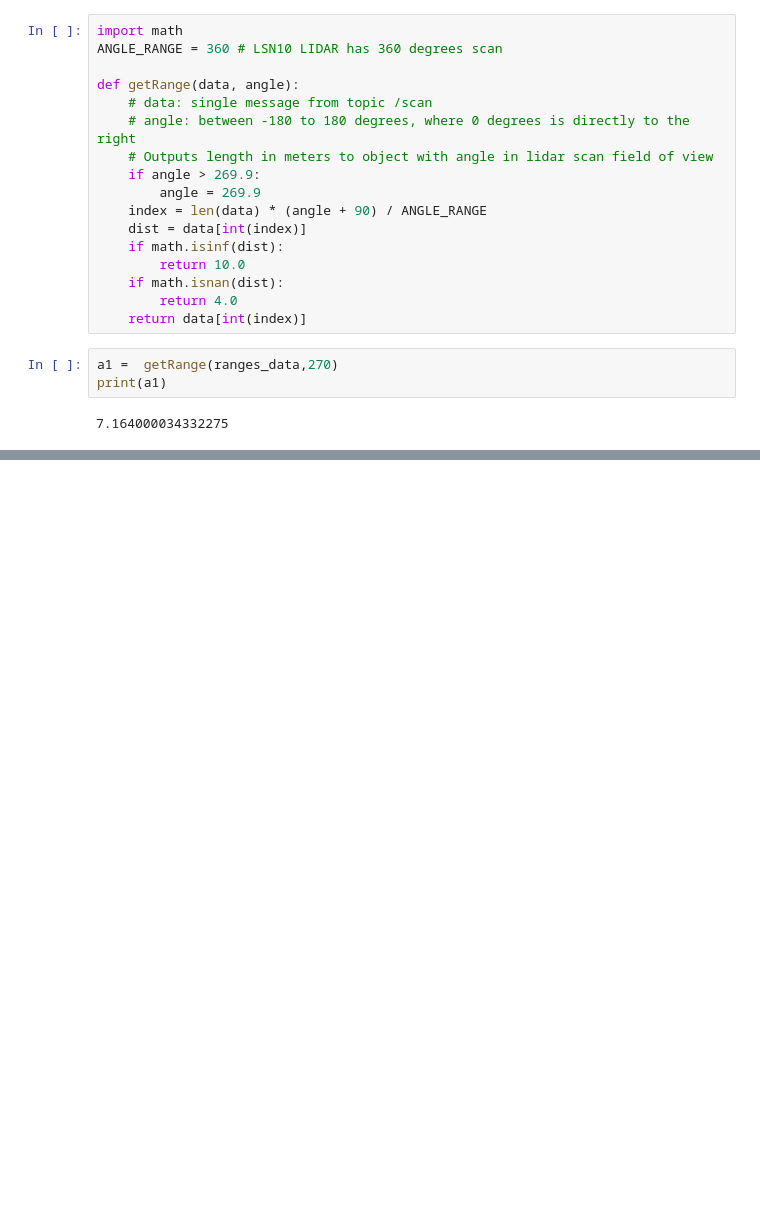
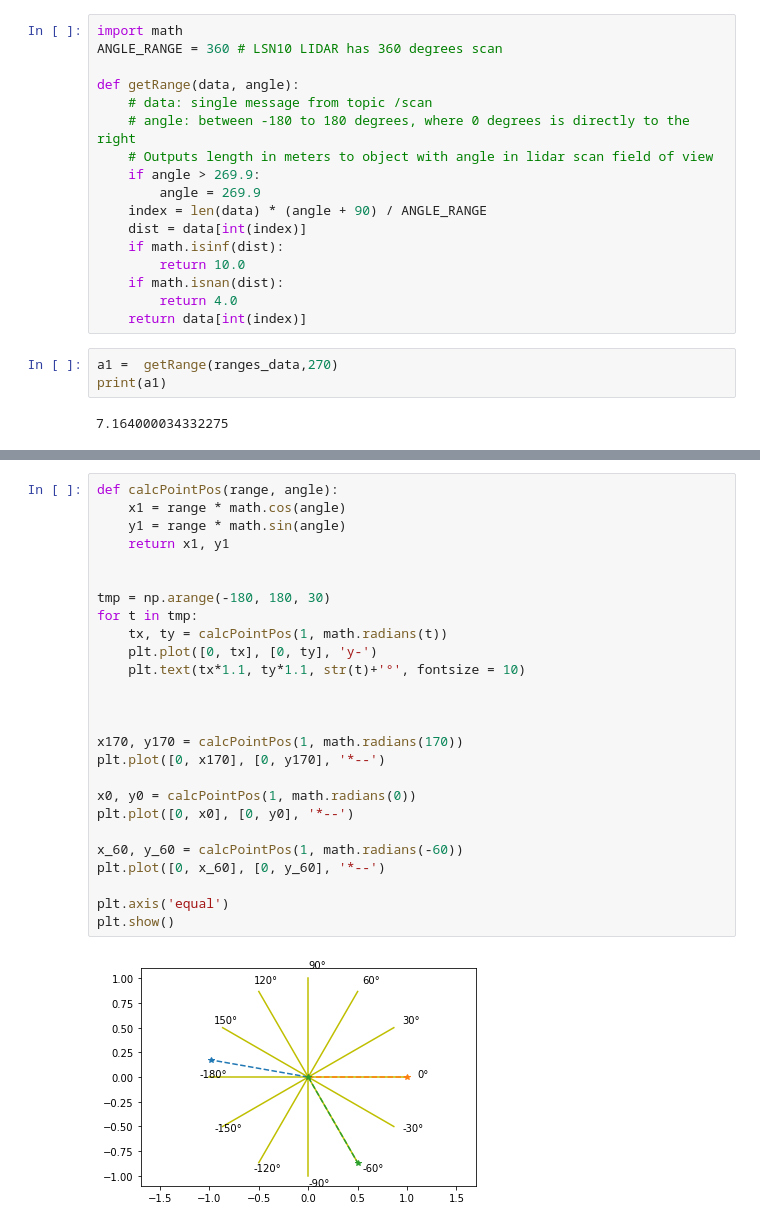
Before and after one commit to robotverseny/megoldas_zala23, a Jupyter notebook: etc/explain.ipynb, the cells around one changed output, grey strips where cells are left out. Cells and saved outputs as stored; diff of their text form; blank space fills up the shorter version.

```diff
--- a/etc/explain.ipynb
+++ b/etc/explain.ipynb
@@ -81,0 +102,28 @@ print(a1)
+# %%
+def calcPointPos(range, angle):
+    x1 = range * math.cos(angle)
+    y1 = range * math.sin(angle)
+    return x1, y1
+
+
+tmp = np.arange(-180, 180, 30)
+for t in tmp:
+    tx, ty = calcPointPos(1, math.radians(t))
+    plt.plot([0, tx], [0, ty], 'y-')
+    plt.text(tx*1.1, ty*1.1, str(t)+'°', fontsize = 10)
+
+
+
+x170, y170 = calcPointPos(1, math.radians(170))
+plt.plot([0, x170], [0, y170], '*--')
+
+x0, y0 = calcPointPos(1, math.radians(0))
+plt.plot([0, x0], [0, y0], '*--')
+
+x_60, y_60 = calcPointPos(1, math.radians(-60))
+plt.plot([0, x_60], [0, y_60], '*--')
+
+plt.axis('equal')
+plt.show()
+# %% [output]
+[figure, added]
```
Also changed, not shown: parts of 2 cells of this notebook, 7 other files.
